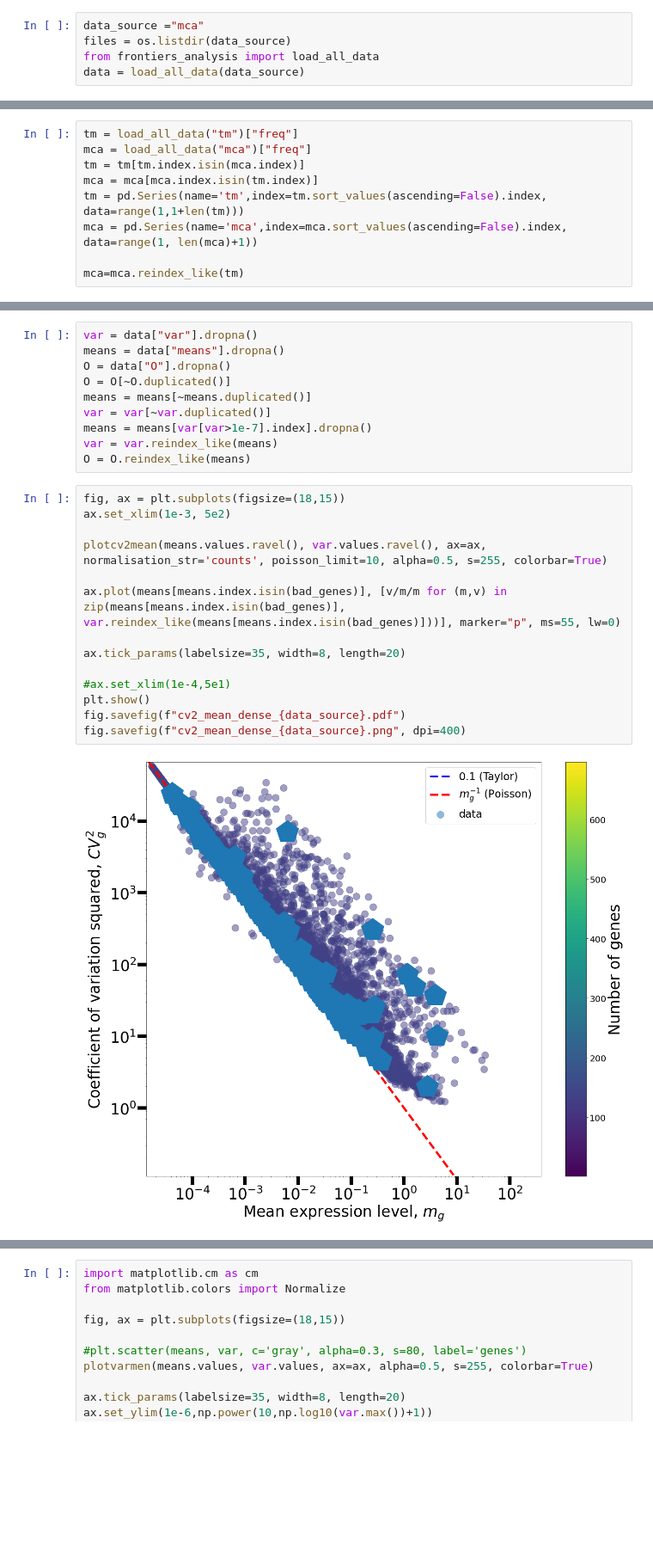
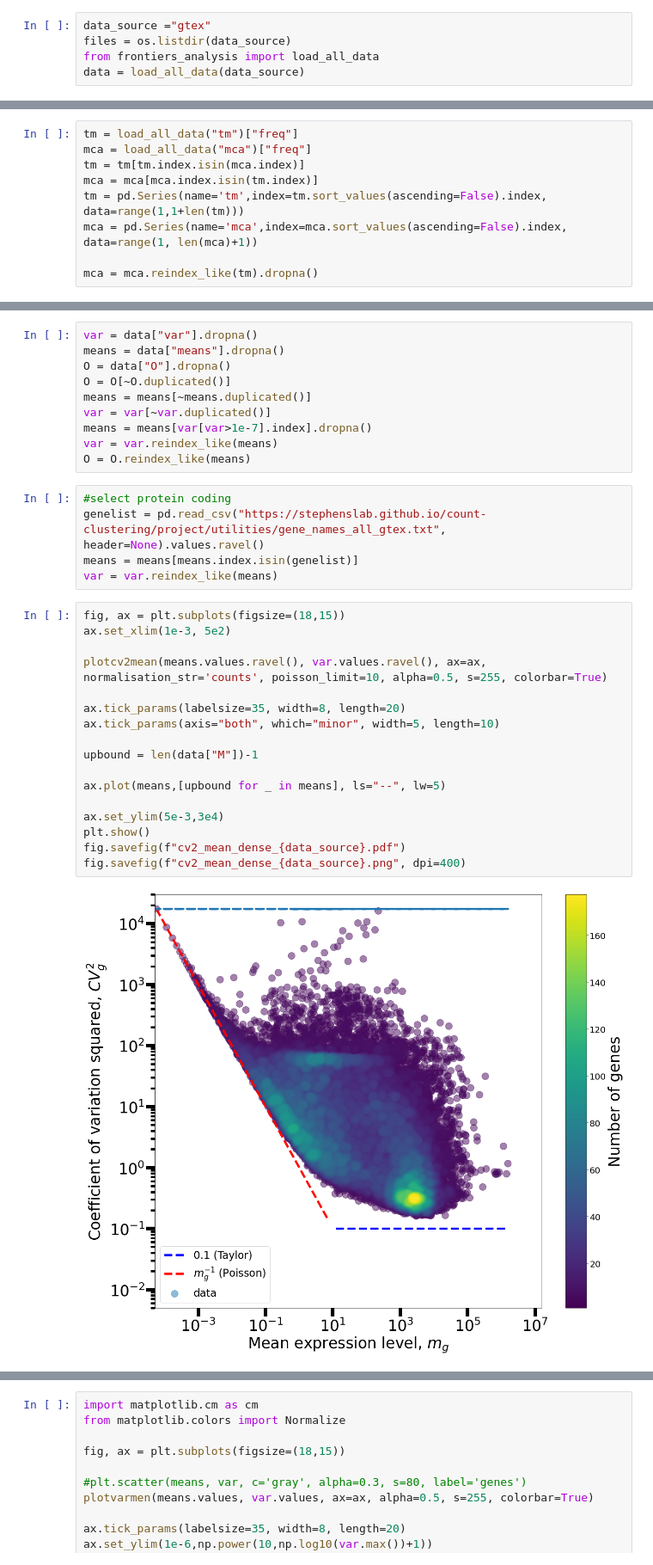
Before and after one commit to fvalle1/phd, a Jupyter notebook: mouse_Atlas/Mouse_exploration.ipynb, the cells around one changed output, grey strips where cells are left out. Shown at 86% size. Drawn from its saved outputs; the diff is of its cells as text; blank space fills up the shorter version.

```diff
--- a/mouse_Atlas/Mouse_exploration.ipynb
+++ b/mouse_Atlas/Mouse_exploration.ipynb
@@ -20,7 +20,7 @@ from tacos_plot import scatterdense
 # %% [markdown]
 # Load Data
 # %%
-data_source ="mca"
+data_source ="gtex"
 files = os.listdir(data_source)
 from frontiers_analysis import load_all_data
 data = load_all_data(data_source)
@@ -292,6 +222,6 @@ mca = mca[mca.index.isin(tm.index)]
 tm = pd.Series(name='tm',index=tm.sort_values(ascending=False).index, data=range(1,1+len(tm)))
 mca = pd.Series(name='mca',index=mca.sort_values(ascending=False).index, data=range(1, len(mca)+1))
 
-mca=mca.reindex_like(tm)
+mca = mca.reindex_like(tm).dropna()
 # %%
 fig, ax = plt.subplots(figsize=(18,15))
@@ -781,19 +724,27 @@ var = var[~var.duplicated()]
 means = means[var[var>1e-7].index].dropna()
 var = var.reindex_like(means)
 O = O.reindex_like(means)
+# %%
+#select protein coding
+genelist = pd.read_csv("https://stephenslab.github.io/count-clustering/project/utilities/gene_names_all_gtex.txt", header=None).values.ravel()
+means = means[means.index.isin(genelist)]
+var = var.reindex_like(means)
 # %%
 fig, ax = plt.subplots(figsize=(18,15))
 ax.set_xlim(1e-3, 5e2)
 
 plotcv2mean(means.values.ravel(), var.values.ravel(), ax=ax, normalisation_str='counts', poisson_limit=10, alpha=0.5, s=255, colorbar=True)
 
-ax.plot(means[means.index.isin(bad_genes)], [v/m/m for (m,v) in zip(means[means.index.isin(bad_genes)], var.reindex_like(means[means.index.isin(bad_genes)]))], marker="p", ms=55, lw=0)
+ax.tick_params(labelsize=35, width=8, length=20)
+ax.tick_params(axis="both", which="minor", width=5, length=10)
 
-ax.tick_params(labelsize=35, width=8, length=20)
+upbound = len(data["M"])-1
 
-#ax.set_xlim(1e-4,5e1)
+ax.plot(means,[upbound for _ in means], ls="--", lw=5)
+
+ax.set_ylim(5e-3,3e4)
 plt.show()
 fig.savefig(f"cv2_mean_dense_{data_source}.pdf")
 fig.savefig(f"cv2_mean_dense_{data_source}.png", dpi=400)
 # %% [output]
-[figure, old version]
+[figure, new version]
```
Also changed, not shown: parts of 9 cells of this notebook, 2 other files.
